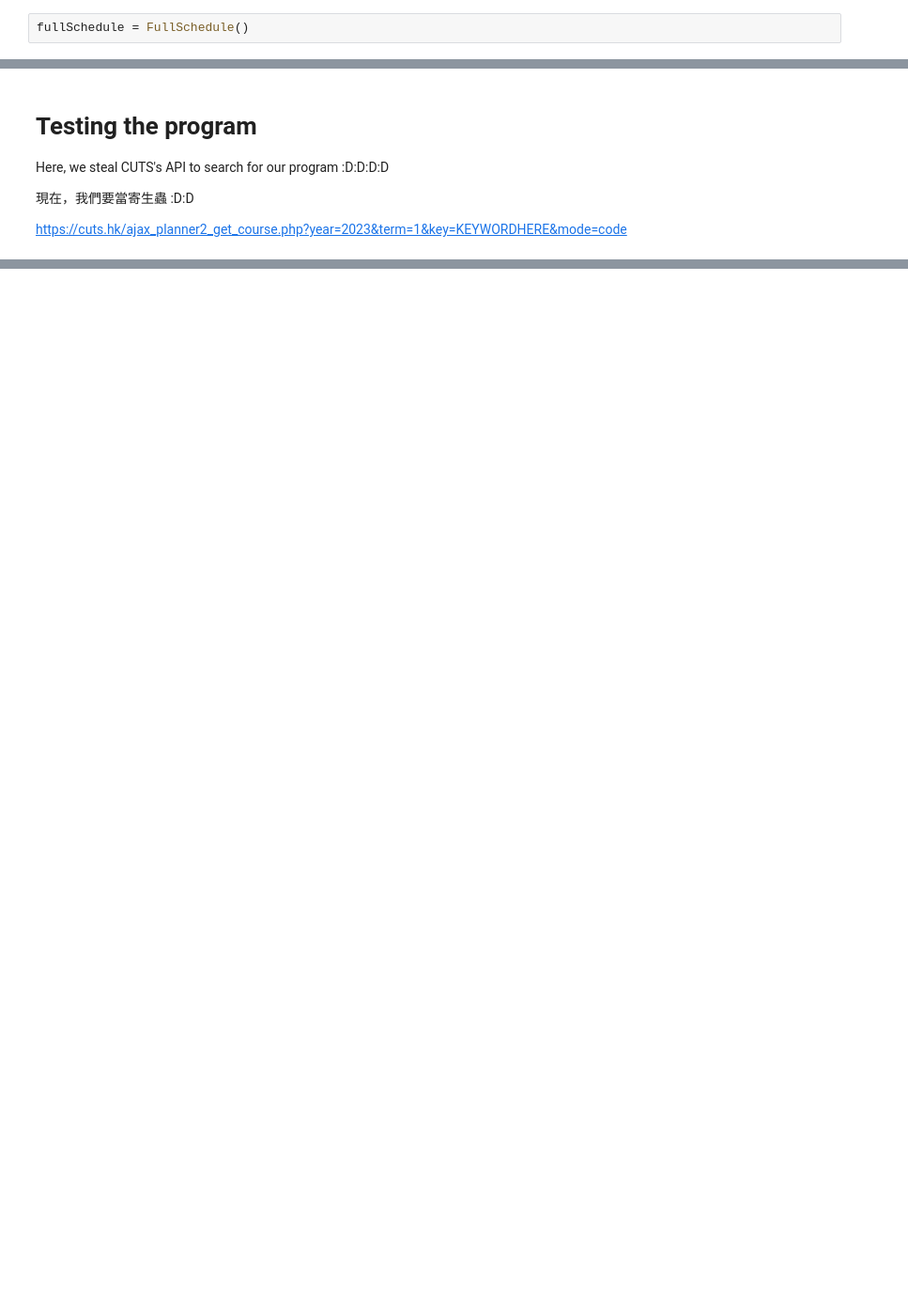
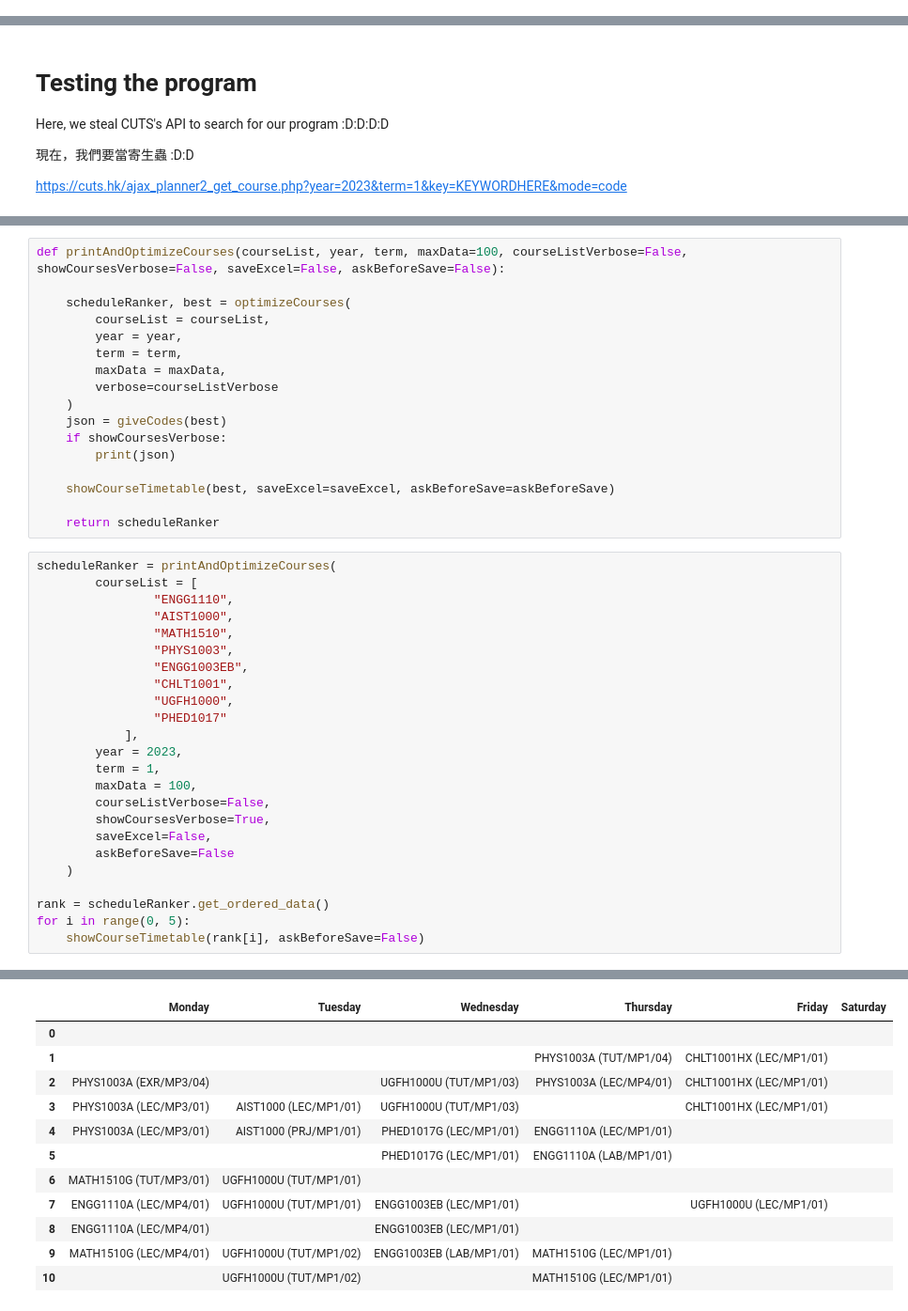
Before and after one commit to Gameboy612/CUHK-CUSIS-Registration, a Jupyter notebook: bruteforce.ipynb, the cells around one changed output, grey strips where cells are left out. Shown at 94% size. Drawn from its saved outputs; the diff is of its cells as text; blank space fills up the shorter version.

```diff
--- a/bruteforce.ipynb
+++ b/bruteforce.ipynb
@@ -171,8 +170,6 @@ class Course:
     def unregCourse(self, fullSchedule):
         for Lesson in self.AllLessons:
             Lesson.unregLesson(fullSchedule)
-# %%
-fullSchedule = FullSchedule()
 # %% [markdown]
 # Using the Classes
 # %% [markdown]
@@ -429,0 +409,42 @@ if isSave.lower() == "y":
+# %%
+def printAndOptimizeCourses(courseList, year, term, maxData=100, courseListVerbose=False, showCoursesVerbose=False, saveExcel=False, askBeforeSave=False):
+
+    scheduleRanker, best = optimizeCourses(
+        courseList = courseList,
+        year = year,
+        term = term,
+        maxData = maxData,
+        verbose=courseListVerbose
+    )
+    json = giveCodes(best)
+    if showCoursesVerbose:
+        print(json)
+
+    showCourseTimetable(best, saveExcel=saveExcel, askBeforeSave=askBeforeSave)
+
+    return scheduleRanker
+# %%
+scheduleRanker = printAndOptimizeCourses(
+        courseList = [
+                "ENGG1110",
+                "AIST1000",
+                "MATH1510",
+                "PHYS1003",
+                "ENGG1003EB",
+                "CHLT1001",
+                "UGFH1000",
+                "PHED1017"
+            ],
+        year = 2023,
+        term = 1,
+        maxData = 100,
+        courseListVerbose=False,
+        showCoursesVerbose=True,
+        saveExcel=False,
+        askBeforeSave=False
+    )
+
+rank = scheduleRanker.get_ordered_data()
+for i in range(0, 5):
+    showCourseTimetable(rank[i], askBeforeSave=False)
+# %% [output]
@@ -429,0 +460,12 @@ if isSave.lower() == "y":
+|  | Monday | Tuesday | Wednesday | Thursday | Friday | Saturday |
+| 0 |  |  |  |  |  |  |
+| 1 |  |  |  | PHYS1003A (TUT/MP1/04) | CHLT1001HX (LEC/MP1/01) |  |
+| 2 | PHYS1003A (EXR/MP3/04) |  | UGFH1000U (TUT/MP1/03) | PHYS1003A (LEC/MP4/01) | CHLT1001HX (LEC/MP1/01) |  |
+| 3 | PHYS1003A (LEC/MP3/01) | AIST1000 (LEC/MP1/01) | UGFH1000U (TUT/MP1/03) |  | CHLT1001HX (LEC/MP1/01) |  |
+| 4 | PHYS1003A (LEC/MP3/01) | AIST1000 (PRJ/MP1/01) | PHED1017G (LEC/MP1/01) | ENGG1110A (LEC/MP1/01) |  |  |
+| 5 |  |  | PHED1017G (LEC/MP1/01) | ENGG1110A (LAB/MP1/01) |  |  |
+| 6 | MATH1510G (TUT/MP3/01) | UGFH1000U (TUT/MP1/01) |  |  |  |  |
+| 7 | ENGG1110A (LEC/MP4/01) | UGFH1000U (TUT/MP1/01) | ENGG1003EB (LEC/MP1/01) |  | UGFH1000U (LEC/MP1/01) |  |
+| 8 | ENGG1110A (LEC/MP4/01) |  | ENGG1003EB (LEC/MP1/01) |  |  |  |
+| 9 | MATH1510G (LEC/MP4/01) | UGFH1000U (TUT/MP1/02) | ENGG1003EB (LAB/MP1/01) | MATH1510G (LEC/MP1/01) |  |  |
+| 10 |  | UGFH1000U (TUT/MP1/02) |  | MATH1510G (LEC/MP1/01) |  |  |
```
Also changed, not shown: parts of 12 cells of this notebook.
